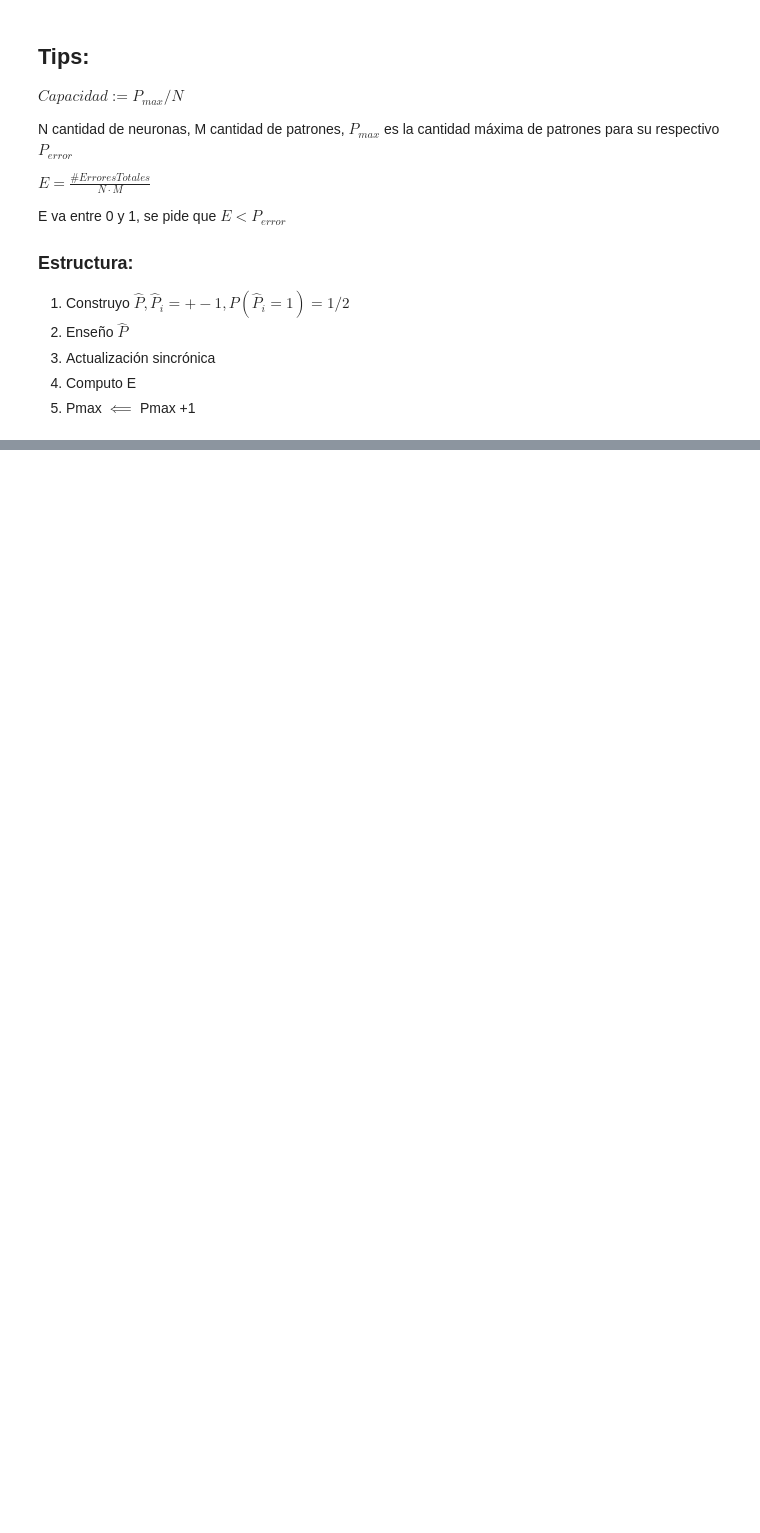
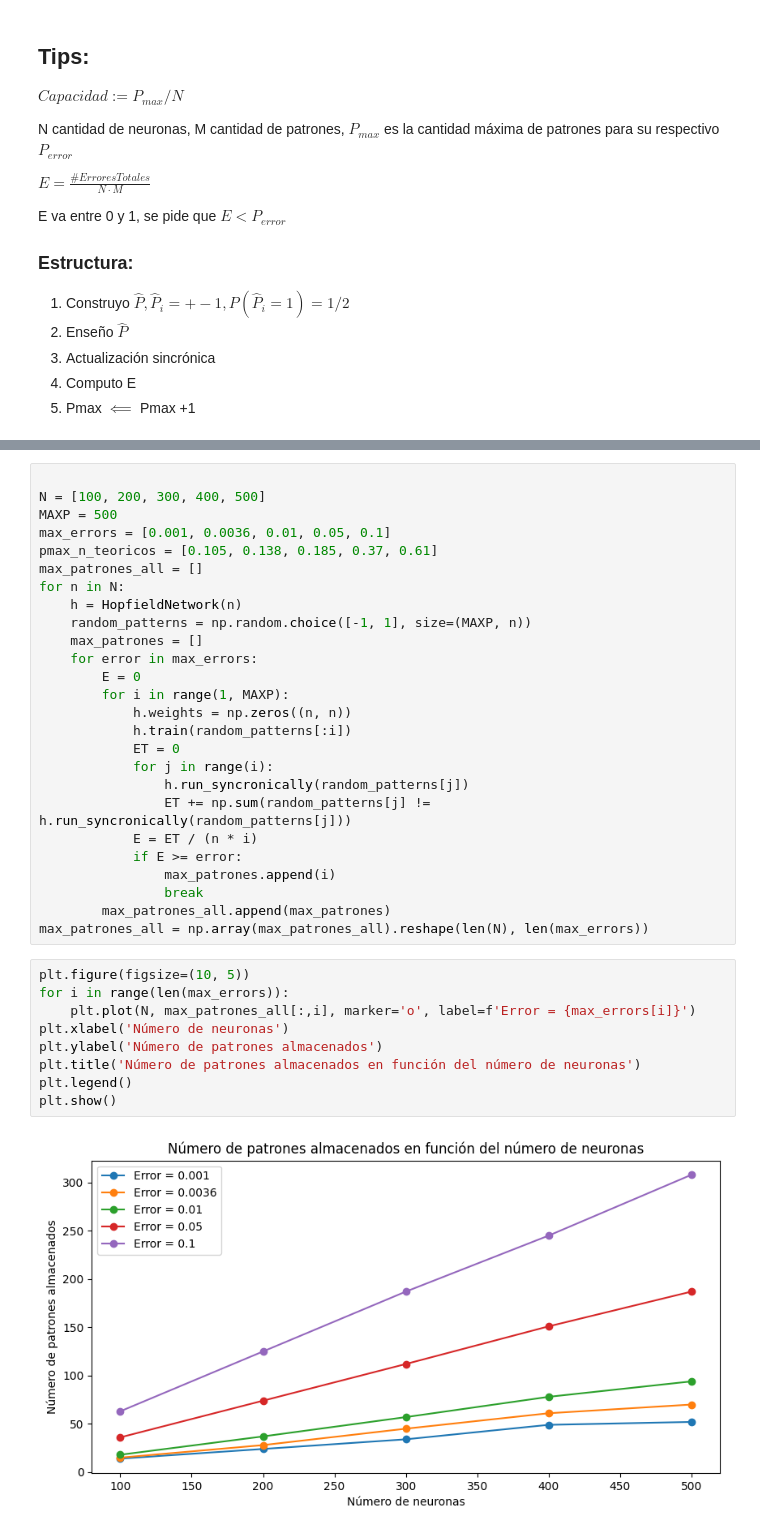
Before and after one commit to jstejman/Redes-Neuronales, a Jupyter notebook: tp1/tp1.ipynb, the cells around one changed output, grey strips where cells are left out. Cells and saved outputs as stored; diff of their text form; blank space fills up the shorter version.

Commit message:
Gráfico de patrones en funcion a neuronas agregado

```diff
--- a/tp1/tp1.ipynb
+++ b/tp1/tp1.ipynb
@@ -228,5 +216,42 @@ print(tabulate(data, headers='keys', tablefmt='pretty'))
 |  0.1   |    182     |      300       |    0.6067    |          0.61          |   0.0033   |
 +--------+------------+----------------+--------------+------------------------+------------+
+# %%
+
+N = [100, 200, 300, 400, 500]
+MAXP = 500
+max_errors = [0.001, 0.0036, 0.01, 0.05, 0.1]
+pmax_n_teoricos = [0.105, 0.138, 0.185, 0.37, 0.61]
+max_patrones_all = []
+for n in N:
+    h = HopfieldNetwork(n)
+    random_patterns = np.random.choice([-1, 1], size=(MAXP, n))
+    max_patrones = []
+    for error in max_errors:
+        E = 0
+        for i in range(1, MAXP):
+            h.weights = np.zeros((n, n))
+            h.train(random_patterns[:i])
+            ET = 0
+            for j in range(i):
+                h.run_syncronically(random_patterns[j])
+                ET += np.sum(random_patterns[j] != h.run_syncronically(random_patterns[j]))
+            E = ET / (n * i)
+            if E >= error:
+                max_patrones.append(i)
+                break
+        max_patrones_all.append(max_patrones)
+max_patrones_all = np.array(max_patrones_all).reshape(len(N), len(max_errors))
+# %%
+plt.figure(figsize=(10, 5))
+for i in range(len(max_errors)):
+    plt.plot(N, max_patrones_all[:,i], marker='o', label=f'Error = {max_errors[i]}')
+plt.xlabel('Número de neuronas')
+plt.ylabel('Número de patrones almacenados')
+plt.title('Número de patrones almacenados en función del número de neuronas')
+plt.legend()
+plt.show()
+# %% [output]
+[figure, added]
 # %%
 
 base_pattern = np.random.choice([-1, 1], size=(N))
```
Also changed, not shown: parts of 6 cells of this notebook, 1 other file.
